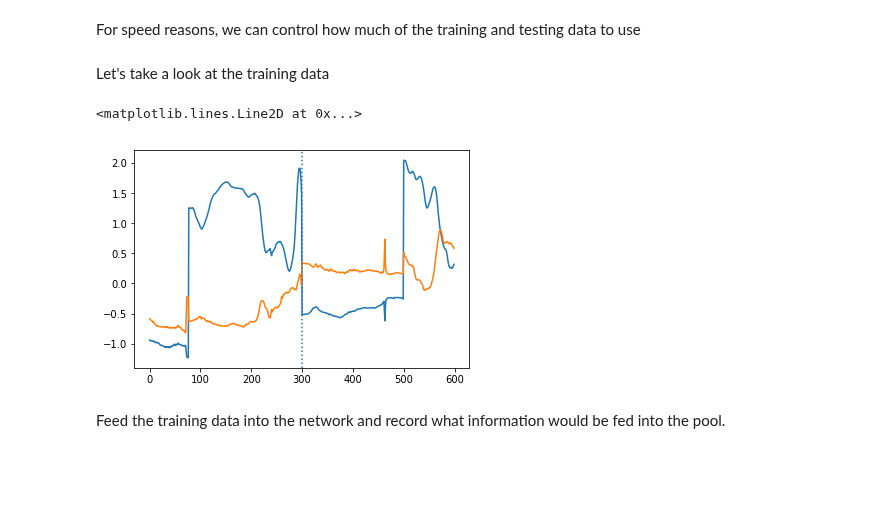
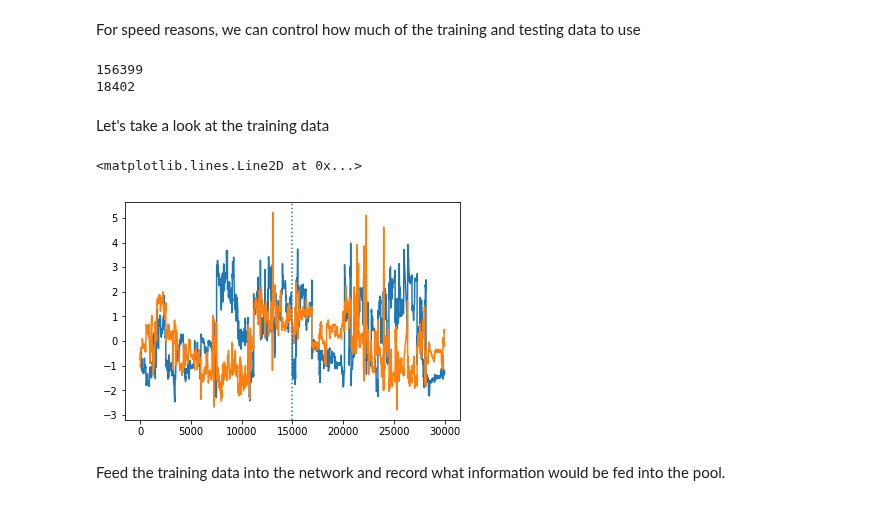
Before and after one commit to maddybartlett/NEN001, a Jupyter notebook: PatternInterpolation_Batch.ipynb, the cells around one changed output. Saved outputs shown, nothing was run; the diff lists cells and outputs as text; code cells hidden in the pictures; blank space fills up the shorter version.

```diff
--- a/PatternInterpolation_Batch.ipynb
+++ b/PatternInterpolation_Batch.ipynb
@@ -127,25 +126,32 @@ goal_test_pca = np.vstack([pca_model.transform(p) for p in goal_test])
 noplay_test_pca = np.vstack([pca_model.transform(p) for p in noplay_test])
 # %% [markdown]
 For speed reasons, we can control how much of the training and testing data to use
+# %%
+print(len(goal_train_pca))
+print(len(noplay_train_pca))
+# %% [output]
+156399
+18402
 # %%
+len_train = int(len(noplay_train_pca))/30
 T_train = len_train #param.len_train   # number of seconds to train on for each class
-T_test = 10 #len of noplay test 67    # number of seconds to test on for each class
+T_test = 60 #len of noplay test 67    # number of seconds to test on for each class
 # %% [markdown]
 Let's take a look at the training data
 # %%
-#N_frames = int(500*30)
-#training = np.vstack([goal_train_pca[:N_frames], noplay_train_pca[:N_frames]])
-#assert len(training) == N_frames*2
+N_frames = int(T_train*30)
+training = np.vstack([goal_train_pca[:N_frames], noplay_train_pca[:N_frames]])
+assert len(training) == N_frames*2
 
 N_frames = int(T_test*30)
 testing = np.vstack([goal_test_pca[:N_frames], noplay_test_pca[:N_frames]])
 assert len(testing) == N_frames*2
 
-plt.plot(testing)
-plt.axvline(int(len(testing)/2), ls=':')
+plt.plot(training)
+plt.axvline(int(len(training)/2), ls=':')
 # %% [output]
 <matplotlib.lines.Line2D at 0x...>
-[figure, old version]
+[figure, new version]
 # %% [markdown]
 Feed the training data into the network and record what information would be fed into the pool.
 # %%
```
Also changed, not shown: parts of 16 cells of this notebook.
